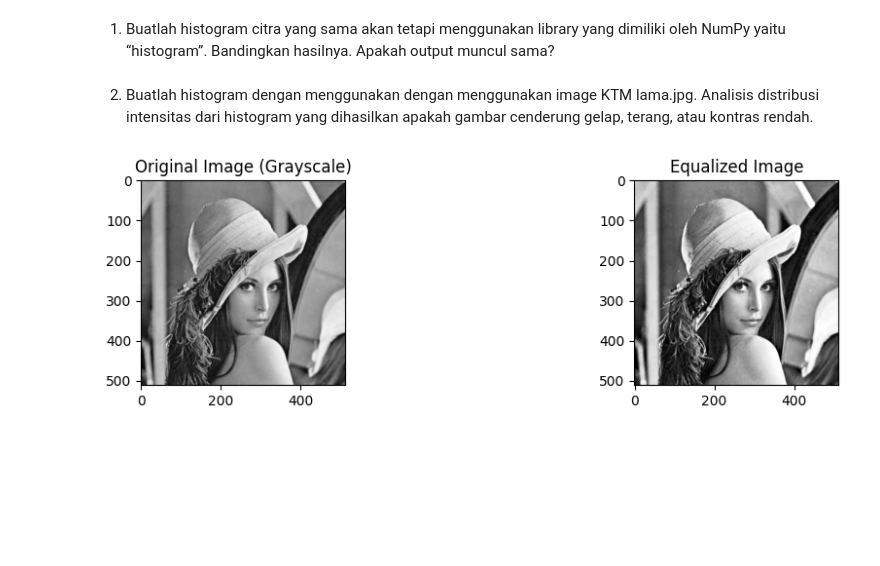
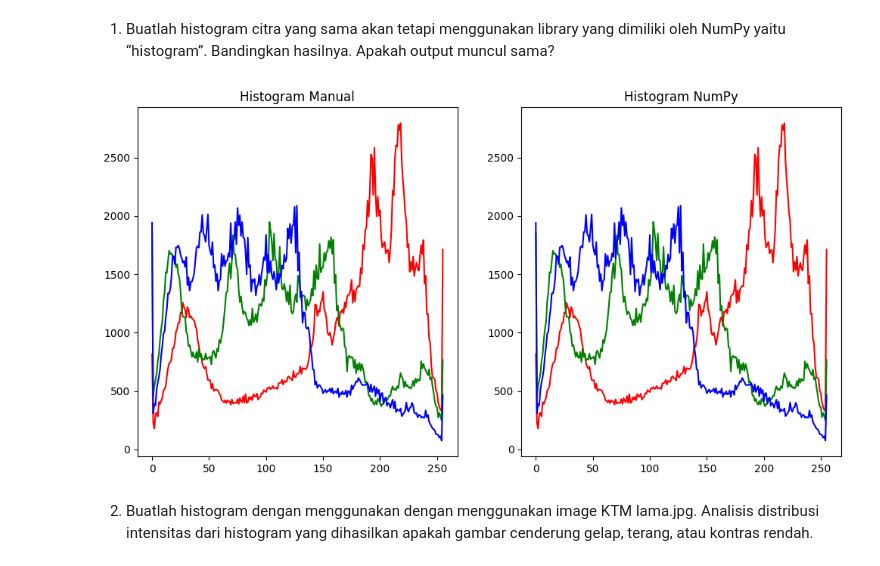
Before and after one commit to abdullatifm1127/PCVK_GANJIL_2025, a Jupyter notebook: WEEK_5.ipynb, the cells around one changed output. Cells and saved outputs as stored; diff of their text form; code cells hidden in the pictures; blank space fills up the shorter version.

```diff
--- a/WEEK_5.ipynb
+++ b/WEEK_5.ipynb
@@ -47,34 +47,53 @@ axs[2].bar(names, blue, color='blue')
 # %% [markdown]
 1. Buatlah histogram citra yang sama akan tetapi menggunakan library yang dimiliki oleh
 NumPy yaitu “histogram”. Bandingkan hasilnya. Apakah output muncul sama?
+# %%
+import cv2 as cv
+import numpy as np
+import matplotlib.pyplot as plt
+
+# Baca citra dan konversi ke RGB
+img = cv.imread('/content/drive/MyDrive/Tugas PCVK/lena.jpg')
+img = cv.cvtColor(img, cv.COLOR_BGR2RGB)
+
+# ---- 1. Histogram manual (looping) ----
+height, width, depth = np.shape(img)
+
+red_manual = [0]*256
+green_manual = [0]*256
+blue_manual = [0]*256
+
+for y in range(height):
+    for x in range(width):
+        r, g, b = img[y, x]
+        red_manual[r] += 1
+        green_manual[g] += 1
+        blue_manual[b] += 1
+
+# ---- 2. Histogram dengan NumPy ----
+red_np, _ = np.histogram(img[:,:,0], bins=256, range=(0,256))
+green_np, _ = np.histogram(img[:,:,1], bins=256, range=(0,256))
+blue_np, _ = np.histogram(img[:,:,2], bins=256, range=(0,256))
+
+# ---- Plot perbandingan ----
+plt.figure(figsize=(12,6))
+
+plt.subplot(1,2,1)
+plt.title("Histogram Manual")
+plt.plot(red_manual, color='r')
+plt.plot(green_manual, color='g')
+plt.plot(blue_manual, color='b')
+
+plt.subplot(1,2,2)
+plt.title("Histogram NumPy")
+plt.plot(red_np, color='r')
+plt.plot(green_np, color='g')
+plt.plot(blue_np, color='b')
+
+plt.show()
+# %% [output]
+[figure, added]
 # %% [markdown]
 2. Buatlah histogram dengan menggunakan dengan menggunakan image KTM lama.jpg.
 Analisis distribusi intensitas dari histogram yang dihasilkan apakah gambar cenderung
 gelap, terang, atau kontras rendah.
-# %%
-img = cv.imread('/content/drive/MyDrive/Tugas PCVK/lena_lc.jpg')
-img = cv.cvtColor(img, cv.COLOR_BGR2GRAY)
-
-height, width = np.shape(img)
-names = np.arange(256)
-
-gray_hist = [0]*256
-
-for y in range(0, height):
-  for x in range(0, width):
-    gray_hist[img_gray[y][x]] += 1
-
-equalized = cv.equalizeHist(img)
-plt.figure(figsize=(12,6))
-
-plt.subplot(2,2,1)
-plt.imshow(img, cmap="gray")
-plt.title("Original Image (Grayscale)")
-
-plt.subplot(2,2,2)
-plt.imshow(equalized, cmap="gray")
-plt.title("Equalized Image")
-
-plt.show()
-# %% [output]
-[figure, removed]
```
Also changed, not shown: parts of 2 cells of this notebook.
